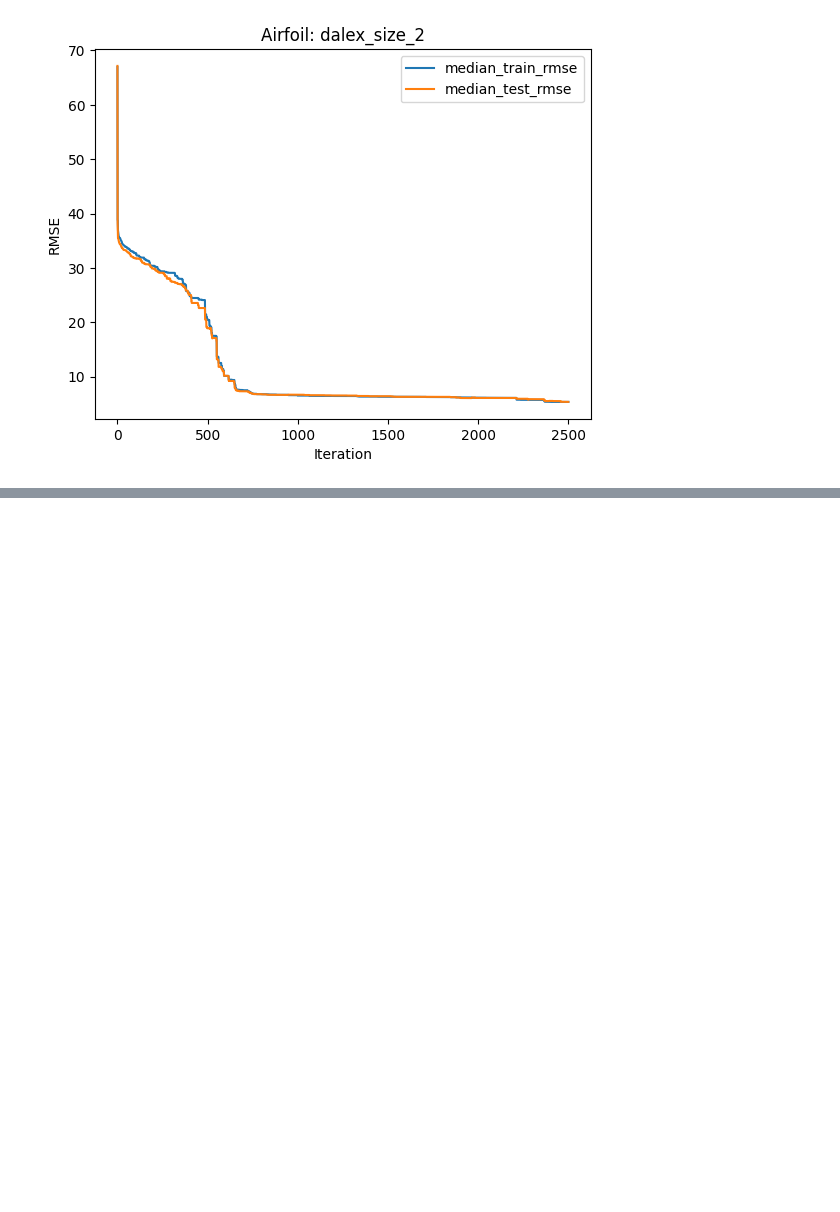
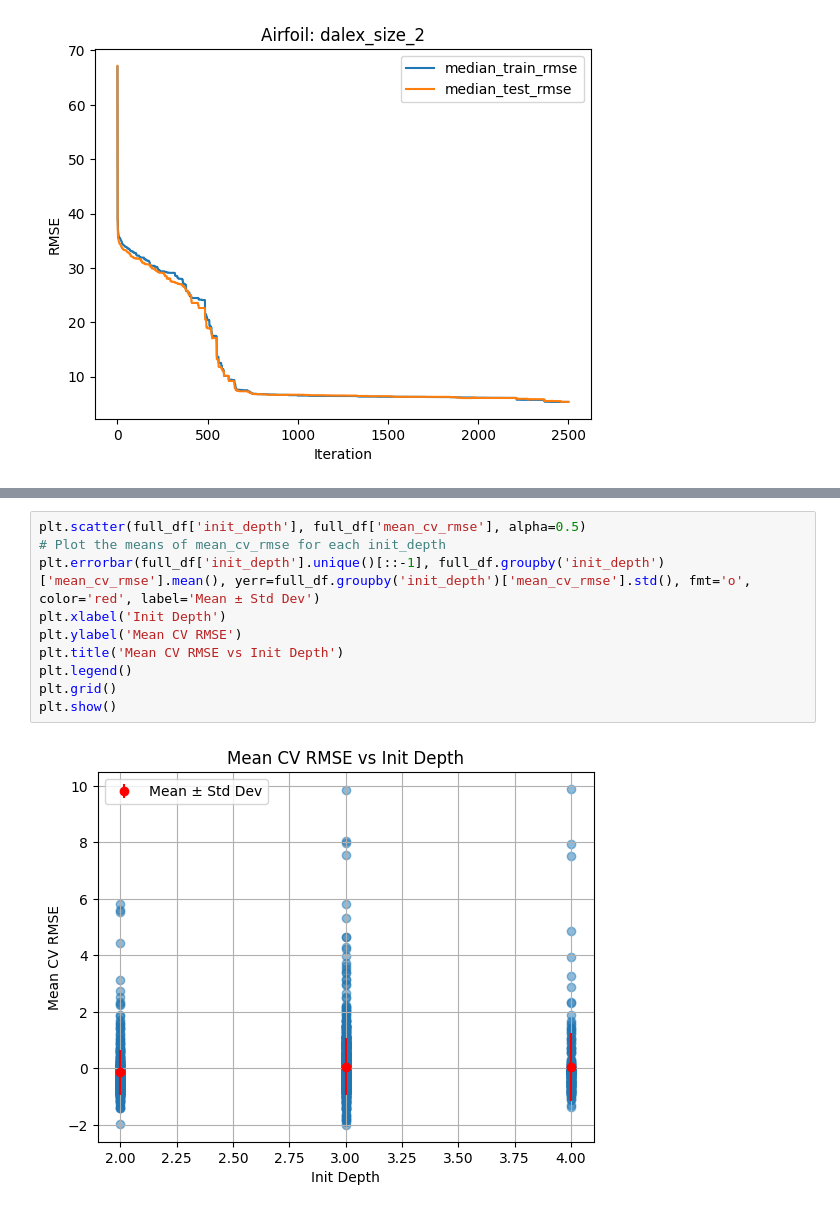
Before and after one commit to amarmate/SLIM-TEST-LITE, a Jupyter notebook: res_selec_multi.ipynb, the cells around one changed output, grey strips where cells are left out. Drawn from its saved outputs; the diff is of its cells as text; blank space fills up the shorter version.

```diff
--- a/res_selec_multi.ipynb
+++ b/res_selec_multi.ipynb
@@ -655,0 +852,12 @@ tr_df
+# %%
+plt.scatter(full_df['init_depth'], full_df['mean_cv_rmse'], alpha=0.5)
+# Plot the means of mean_cv_rmse for each init_depth
+plt.errorbar(full_df['init_depth'].unique()[::-1], full_df.groupby('init_depth')['mean_cv_rmse'].mean(), yerr=full_df.groupby('init_depth')['mean_cv_rmse'].std(), fmt='o', color='red', label='Mean ± Std Dev')
+plt.xlabel('Init Depth')
+plt.ylabel('Mean CV RMSE')
+plt.title('Mean CV RMSE vs Init Depth')
+plt.legend()
+plt.grid()
+plt.show()
+# %% [output]
+[figure, added]
```
Also changed, not shown: parts of 29 cells of this notebook, 8 other files.
